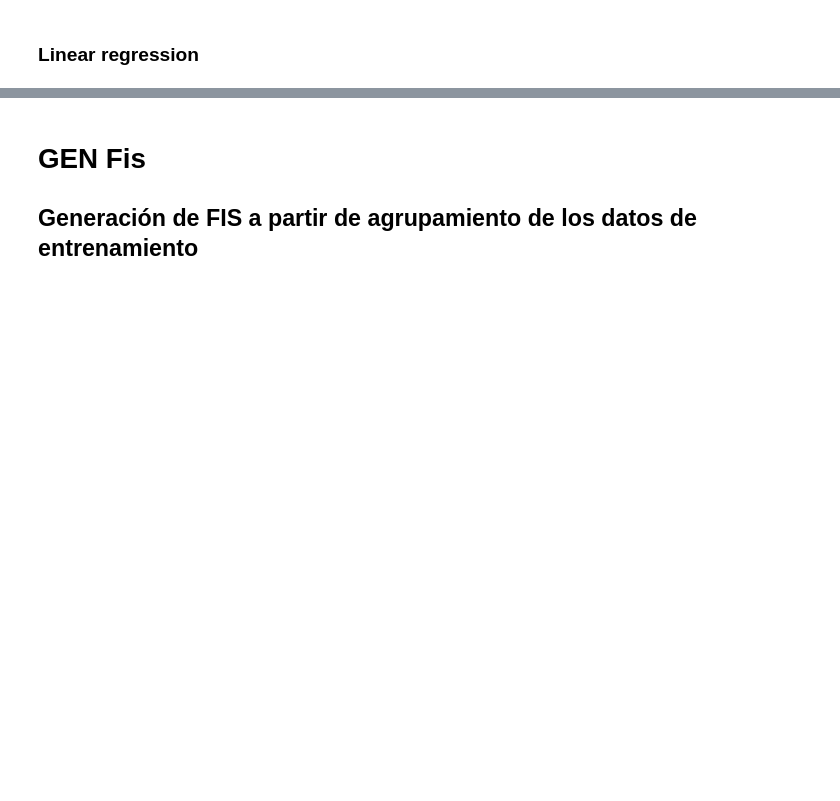
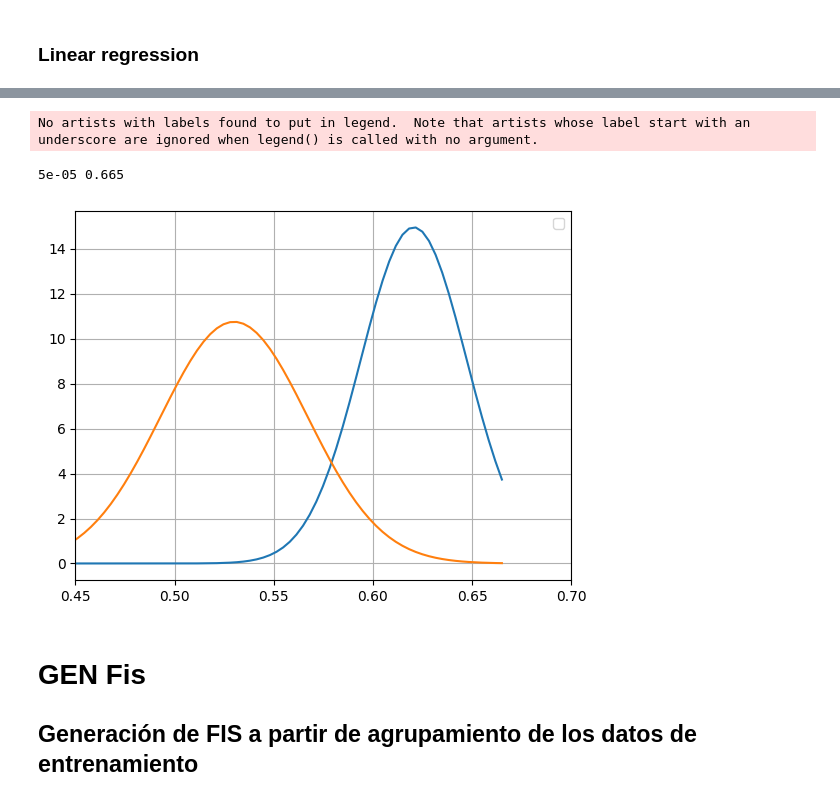
Before and after one commit to TobiasGiacri/act-ia, a Jupyter notebook: sugeno/sugeno.ipynb, the cells around one changed output, grey strips where cells are left out. Cells and saved outputs as stored; diff of their text form; code cells hidden in the pictures; blank space fills up the shorter version.

```diff
--- a/sugeno/sugeno.ipynb
+++ b/sugeno/sugeno.ipynb
@@ -171,3 +187,34 @@ plt.show()
+# %%
+
+x_max = np.max(data[:,0])
+x_min = np.min(data[:,1])
+
+print(x_min, x_max)
+for center in range(n_clusters):
+    cluster_data = segmented_data[center]
+    x = np.reshape(cluster_data[:,0],(-1 ,1))
+    y = np.reshape(cluster_data[:,1],(-1 ,1))
+
+    gauss_x = np.linspace(x_min,x_max,200)
+
+    mu = np.mean(x)
+    sigma = np.sqrt(np.mean((x - mu)**2))
+
+    # Calcular la función de densidad de probabilidad de la distribución normal
+    gauss_y = (1 / (sigma * np.sqrt(2 * np.pi))) * np.exp(-(gauss_x - mu)**2 / (2 * sigma**2))
+
+    # Crear el gráfico de la campana de Gauss
+    plt.plot(gauss_x, gauss_y)
+
+plt.xlim([.45,.70])
+
+plt.legend()
+plt.grid(True)
+plt.show()
+# %% [output]
+No artists with labels found to put in legend.  Note that artists whose label start with an underscore are ignored when legend() is called with no argument.
+5e-05 0.665
+[figure, added]
 # %% [markdown]
 # GEN Fis
 ## Generación de FIS a partir de agrupamiento de los datos de entrenamiento
```
Also changed, not shown: parts of 11 cells of this notebook, 1 other file.
